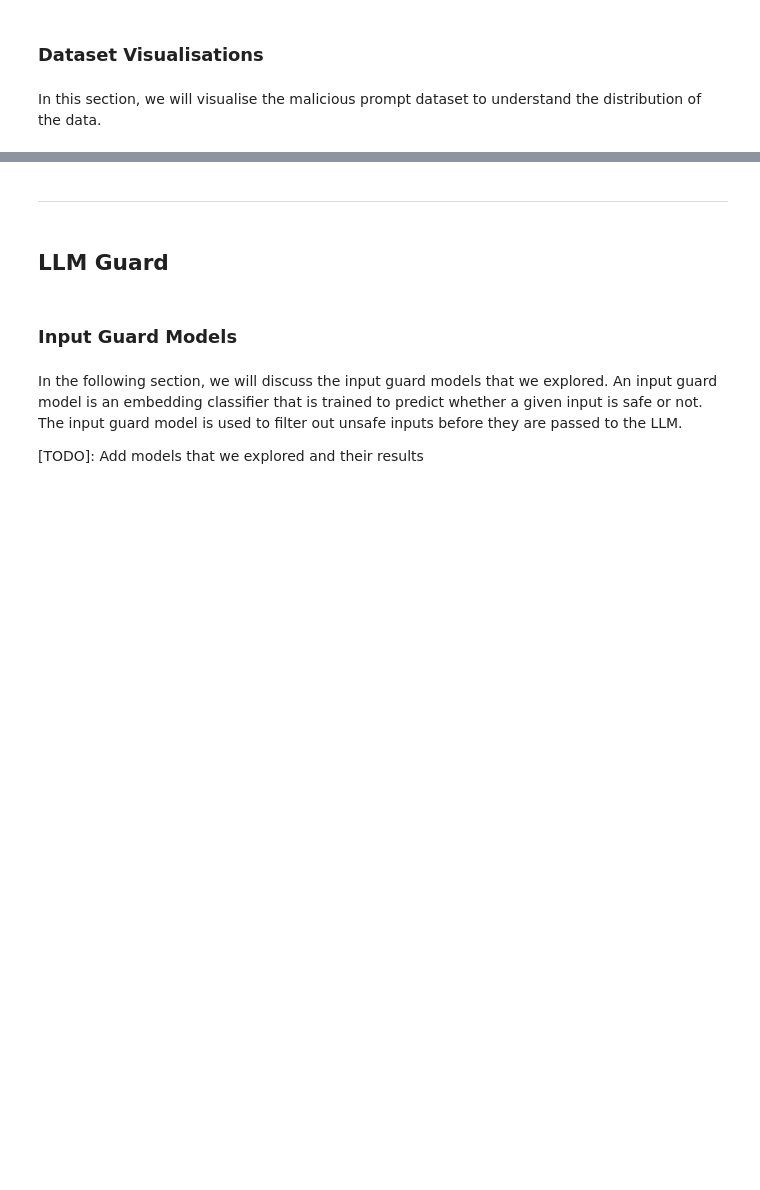
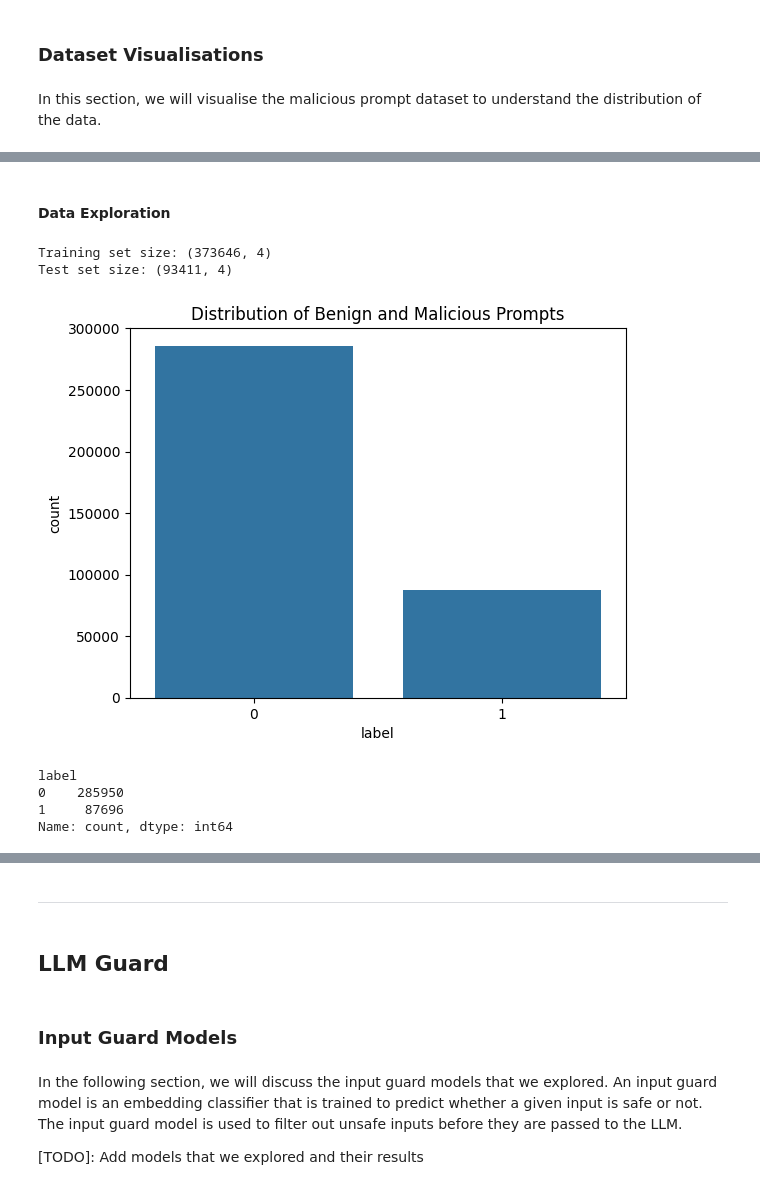
Before and after one commit to eduardooliveiraps/prompt-injection-detection, a Jupyter notebook: notebooks/hands_on_tutorial.ipynb, the cells around one changed output, grey strips where cells are left out. Cells and saved outputs as stored; diff of their text form; code cells hidden in the pictures; blank space fills up the shorter version.

Commit message:
chore: add data visualisation section

```diff
--- a/notebooks/hands_on_tutorial.ipynb
+++ b/notebooks/hands_on_tutorial.ipynb
@@ -106,0 +114,30 @@ In this section, we will visualise the malicious prompt dataset to understand th
+# %% [markdown]
+#### Data Exploration
+# %%
+# Load the dataset from Hugging Face
+ds = load_dataset("ahsanayub/malicious-prompts")
+# %%
+# Convert the training and test datasets from the Hugging Face dataset format to pandas DataFrames
+df_train = ds['train'].to_pandas()
+df_test = ds['test'].to_pandas()
+# %%
+# Print the size of the original training and test datasets
+print("Training set size:", df_train.shape)
+print("Test set size:", df_test.shape)
+# %% [output]
+Training set size: (373646, 4)
+Test set size: (93411, 4)
+# %%
+# Plot the distribution of benign and malicious prompts in the training dataset
+sns.countplot(data=df_train, x='label')
+plt.title('Distribution of Benign and Malicious Prompts')
+plt.show()
+
+# Display the count of each label in the training dataset
+df_train['label'].value_counts()
+# %% [output]
+[figure, added]
+label
+0    285950
+1     87696
+Name: count, dtype: int64
```
Also changed, not shown: parts of 21 cells of this notebook.
